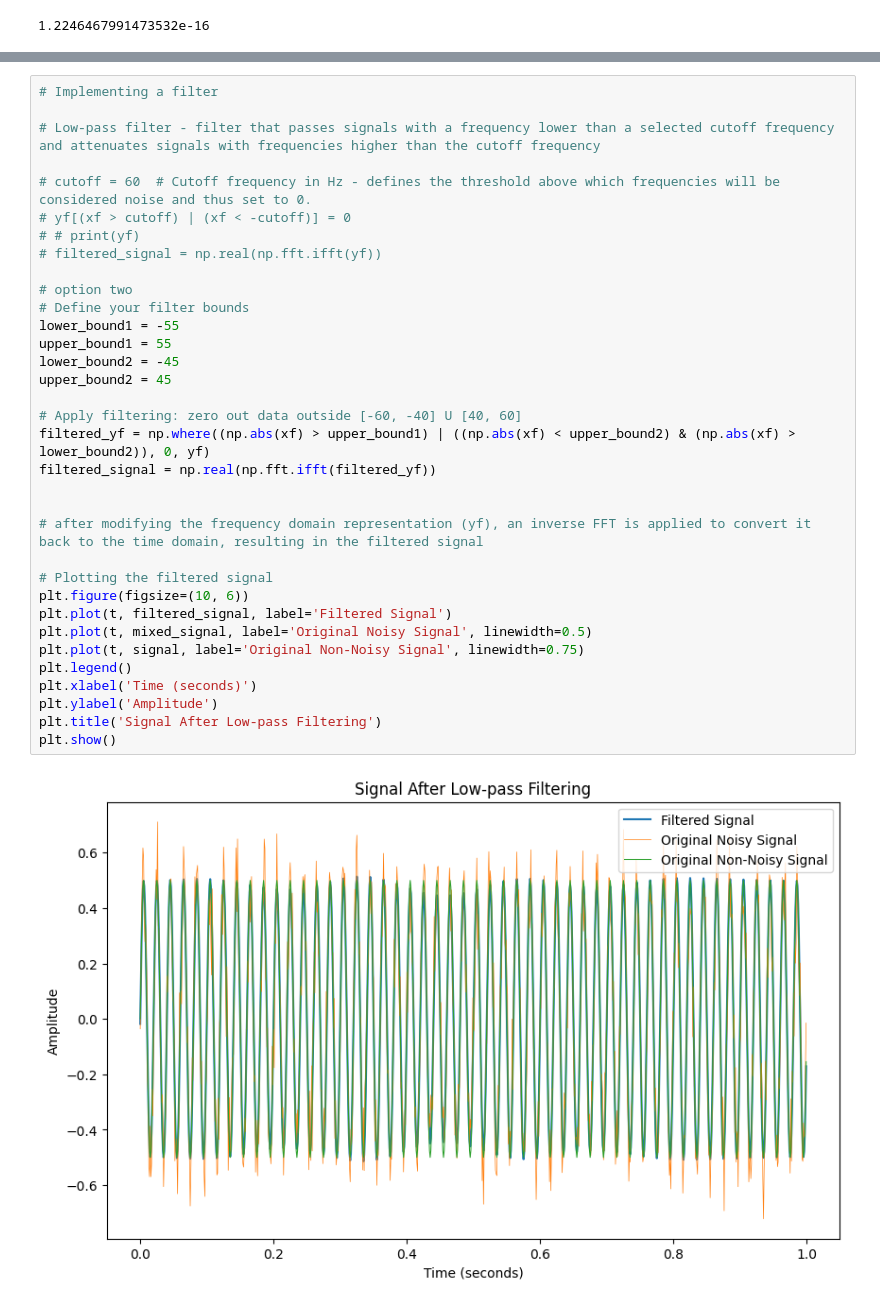
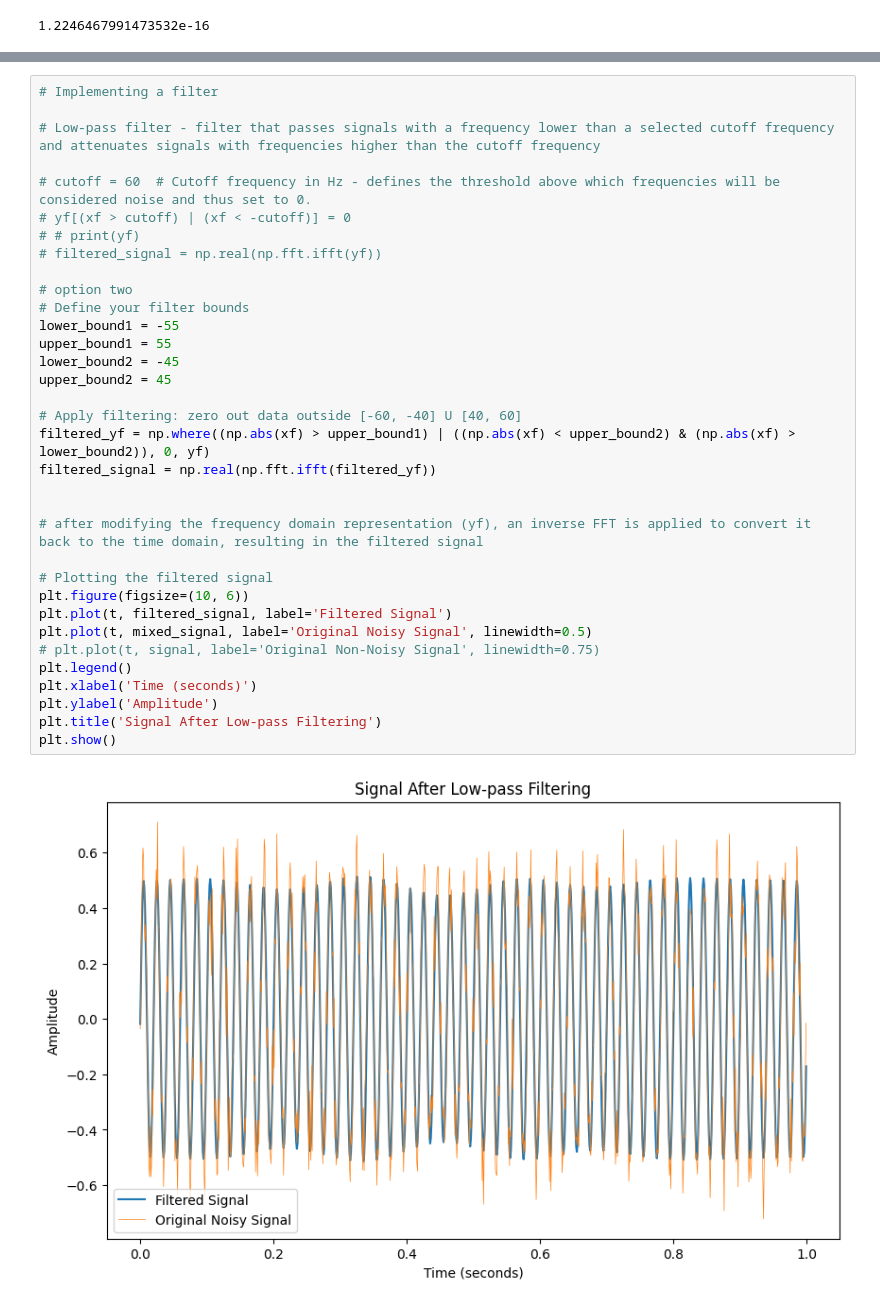
Before and after one commit to Hrishi0115/Surveillance-Signal-Analysis-and-Filtering, a Jupyter notebook: setup.ipynb, the cells around one changed output, grey strips where cells are left out. Cells and saved outputs as stored; diff of their text form.

```diff
--- a/setup.ipynb
+++ b/setup.ipynb
@@ -110,35 +93,35 @@ xf[950]
 
 # cutoff = 60  # Cutoff frequency in Hz - defines the threshold above which frequencies will be considered noise and thus set to 0.
 # yf[(xf > cutoff) | (xf < -cutoff)] = 0
 # # print(yf)
 # filtered_signal = np.real(np.fft.ifft(yf))
 
 # option two
 # Define your filter bounds
 lower_bound1 = -55
 upper_bound1 = 55
 lower_bound2 = -45
 upper_bound2 = 45
 
 # Apply filtering: zero out data outside [-60, -40] U [40, 60]
 filtered_yf = np.where((np.abs(xf) > upper_bound1) | ((np.abs(xf) < upper_bound2) & (np.abs(xf) > lower_bound2)), 0, yf)
 filtered_signal = np.real(np.fft.ifft(filtered_yf))
 
 
 # after modifying the frequency domain representation (yf), an inverse FFT is applied to convert it back to the time domain, resulting in the filtered signal
 
 # Plotting the filtered signal
 plt.figure(figsize=(10, 6))
 plt.plot(t, filtered_signal, label='Filtered Signal')
 plt.plot(t, mixed_signal, label='Original Noisy Signal', linewidth=0.5)
-plt.plot(t, signal, label='Original Non-Noisy Signal', linewidth=0.75)
+# plt.plot(t, signal, label='Original Non-Noisy Signal', linewidth=0.75)
 plt.legend()
 plt.xlabel('Time (seconds)')
 plt.ylabel('Amplitude')
 plt.title('Signal After Low-pass Filtering')
 plt.show()
 # %% [output]
-[figure, old version]
+[figure, new version]
 # %%
 
 lower_bound1 = -55
```
Also changed, not shown: parts of 3 cells of this notebook.
